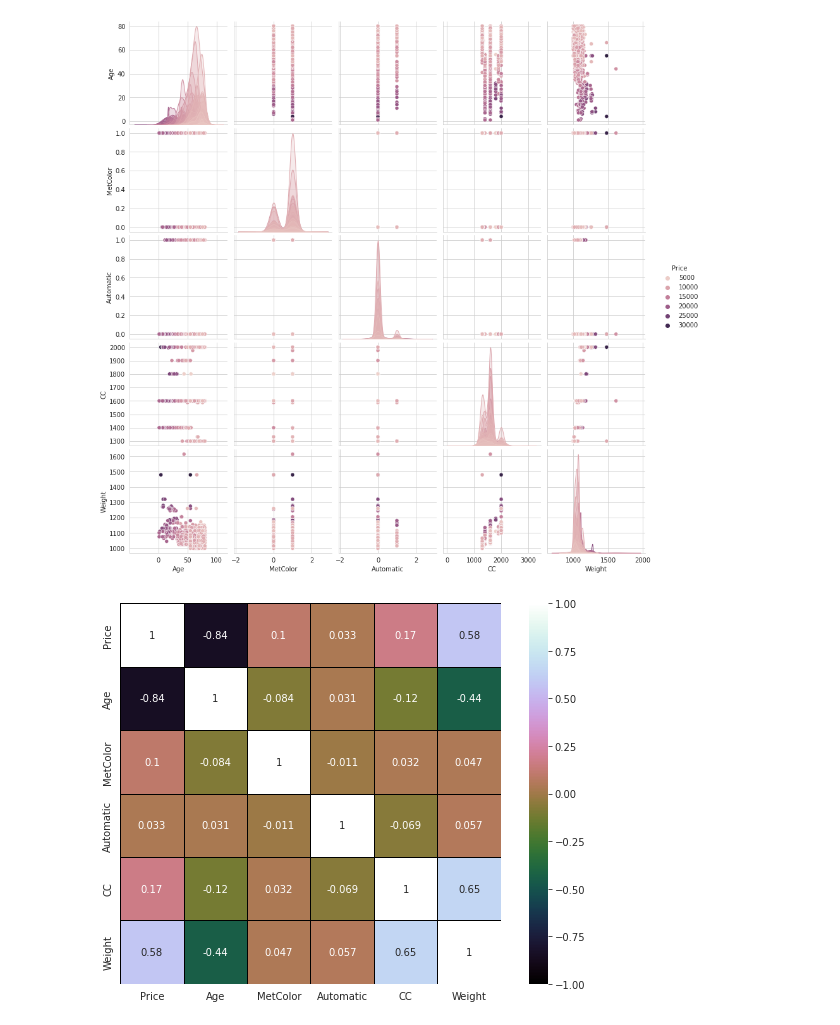
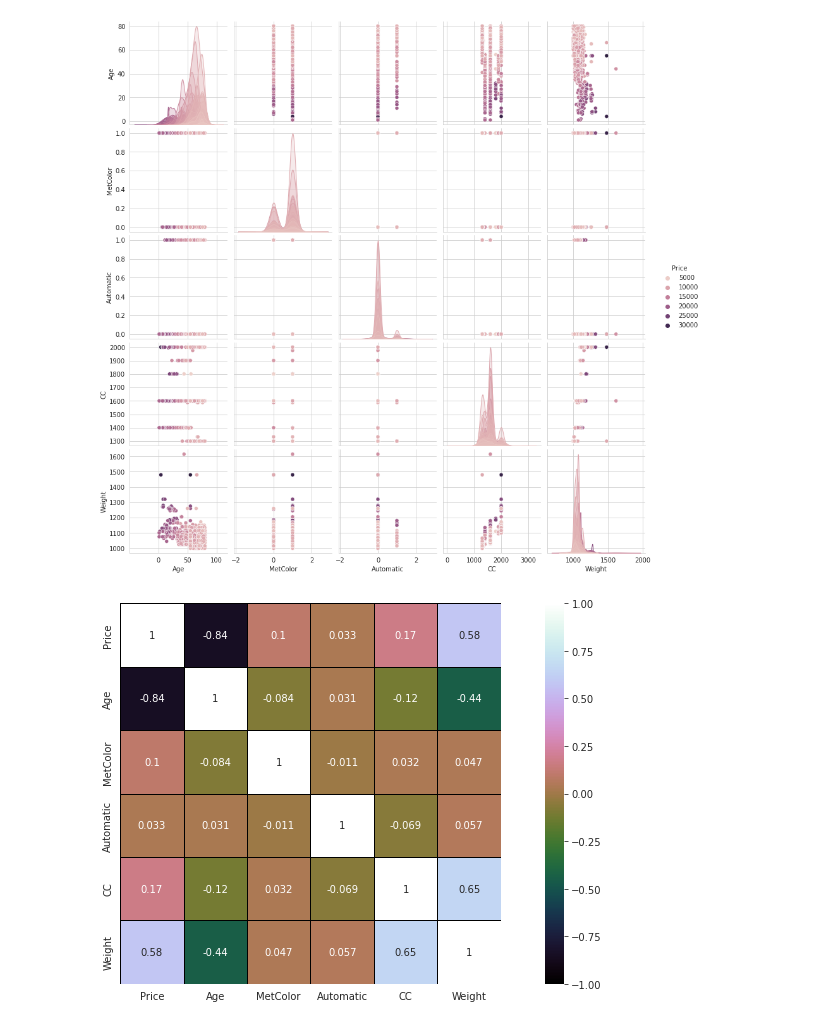
Before and after one commit to Mayankvlog/Toyota, a Jupyter notebook: Toyota-Machinelearning.ipynb, the cells around one changed output. Saved outputs shown, nothing was run; the diff lists cells and outputs as text; code cells hidden in the pictures.

```diff
--- a/Toyota-Machinelearning.ipynb
+++ b/Toyota-Machinelearning.ipynb
@@ -427,10 +427,10 @@ plt.show()
 sns.pairplot(toyota,hue='Price');
 # %% [output]
 [figure]
-# %%
-#Heat Maps
-fig=plt.gcf()
-fig.set_size_inches(10,7)
-fig=sns.heatmap(toyota.corr(),annot=True,cmap='cubehelix',linewidths=1,linecolor='k',square=True,mask=False, vmin=-1, vmax=1,cbar_kws={"orientation": "vertical"},cbar=True)
-# %% [output]
-[figure, removed]
+# %%
+#Heat Maps
+plt.figure(figsize = (16,7))
+sns.heatmap(toyota.corr(),annot=True,cmap='cubehelix',linewidths=1,linecolor='k',square=True,mask=False, vmin=-1, vmax=1,cbar=True)
+plt.show()
+# %% [output]
+[figure, added]
```
Also changed, not shown: parts of 3 cells of this notebook.
